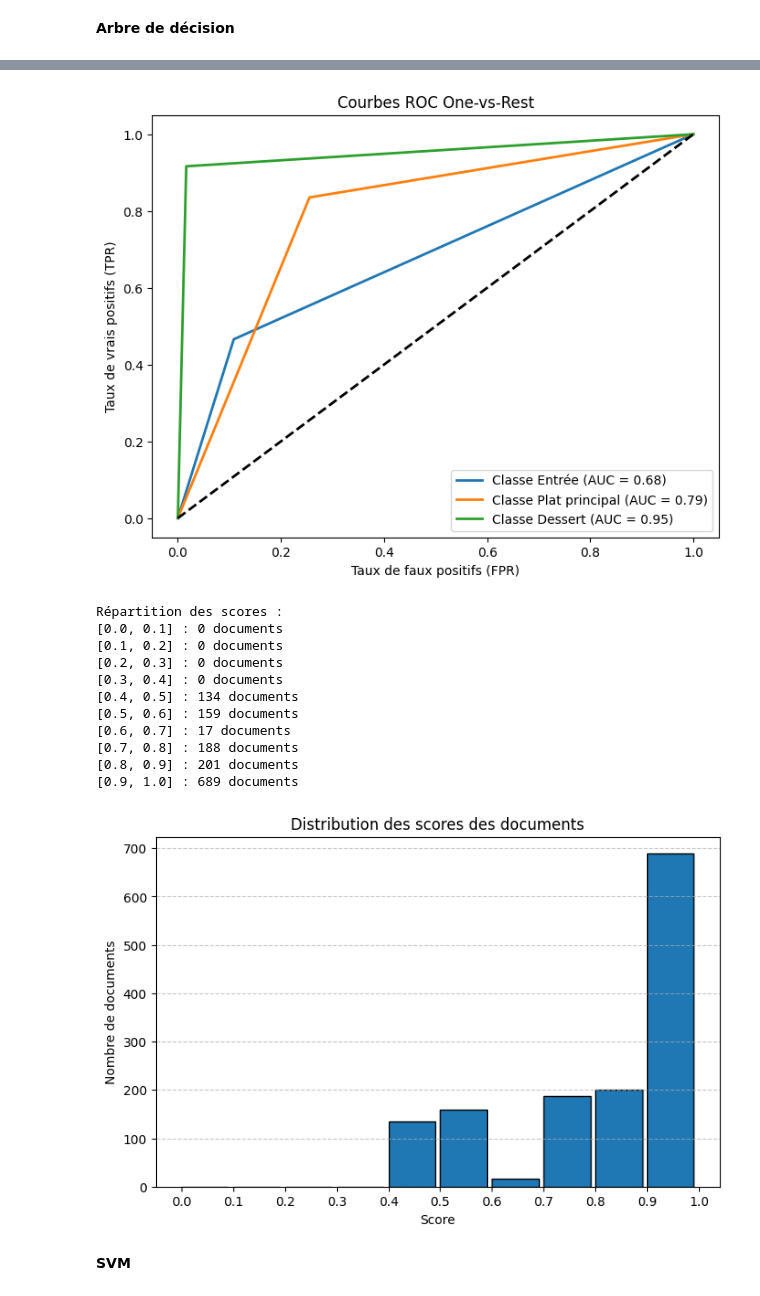
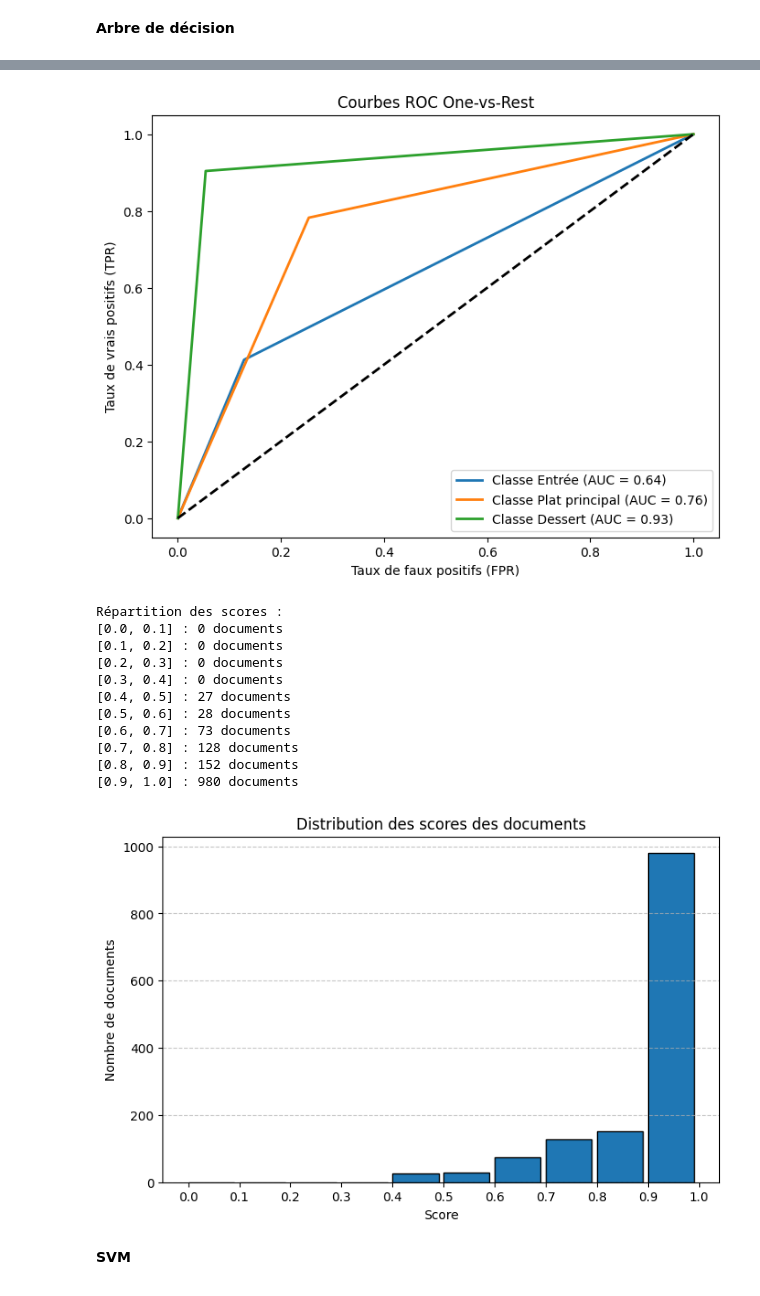
Before and after one commit to Raclax/Projet_TAL_marie_clara, a Jupyter notebook: src/traininf_nb.ipynb, the cells around one changed output, grey strips where cells are left out. Cells and saved outputs as stored; diff of their text form; code cells hidden in the pictures.

```diff
--- a/src/traininf_nb.ipynb
+++ b/src/traininf_nb.ipynb
@@ -83,3 +86,27 @@ y_validation = df_validation['type']
 
 encoder = LabelEncoder()
 y_train_encoded = encoder.fit_transform(y_train)
+# %%
+df_train["tokens"] = df_train["text"].apply(lambda x: x.split())
+df_validation["tokens"] = df_validation["text"].apply(lambda x: x.split())
+df_test["tokens"] = df_test["text"].apply(lambda x: x.split())
+
+# Entraînement du modèle Word2Vec
+w2v_model = Word2Vec(sentences=df_train["tokens"], vector_size=100, window=5, min_count=2, workers=4)
+
+# Fonction pour obtenir la moyenne des vecteurs Word2Vec d'un document
+def document_vector(tokens, model):
+    vectors = [model.wv[word] for word in tokens if word in model.wv]
+    return np.mean(vectors, axis=0) if vectors else np.zeros(model.vector_size)
+
+# Transformation des textes en vecteurs
+x_train_w2v = np.vstack(df_train["tokens"].apply(lambda x: document_vector(x, w2v_model)))
+x_validation_w2v = np.vstack(df_validation["tokens"].apply(lambda x: document_vector(x, w2v_model)))
+x_test_w2v = np.vstack(df_test["tokens"].apply(lambda x: document_vector(x, w2v_model)))
+
+# Suppression des colonnes temporaires
+df_train.drop(columns=["tokens"], inplace=True)
+df_validation.drop(columns=["tokens"], inplace=True)
+df_test.drop(columns=["tokens"], inplace=True)
+
+print("Word2Vec vectorization completed!")
@@ -136,16 +165,16 @@ Plat principal       0.45      0.31      0.37       644
 **Arbre de décision**
 # %%
 model = DecisionTreeClassifier(max_depth=10, random_state=42)
-model.fit(x_train, y_train)
+model.fit(x_train_w2v, y_train) #x_train_tf
 
-predictions = model.predict(x_test)
-y_pred_proba = model.predict_proba(x_test)
+predictions = model.predict(x_test_w2v) #x_test_tf
+y_pred_proba = model.predict_proba(x_test_w2v) #x_test_tf
 
 print(classification_report(y_test,predictions))
 generate_confusion_matrix(predictions, y_test)
 
 plot_roc_curve(y_test,predictions)
-plot_score_distribution(y_pred_proba, y_test)
+plot_score_distribution(y_pred_proba)
 # %% [output]
                 precision    recall  f1-score   support
 
@@ -160,16 +189,16 @@ Plat principal       0.74      0.84      0.78       644
-[figure, old version]
+[figure, new version]
 Répartition des scores :
 [0.0, 0.1] : 0 documents
 [0.1, 0.2] : 0 documents
 [0.2, 0.3] : 0 documents
 [0.3, 0.4] : 0 documents
-[0.4, 0.5] : 134 documents
-[0.5, 0.6] : 159 documents
-[0.6, 0.7] : 17 documents
-[0.7, 0.8] : 188 documents
-[0.8, 0.9] : 201 documents
-[0.9, 1.0] : 689 documents
+[0.4, 0.5] : 27 documents
+[0.5, 0.6] : 28 documents
+[0.6, 0.7] : 73 documents
+[0.7, 0.8] : 128 documents
+[0.8, 0.9] : 152 documents
+[0.9, 1.0] : 980 documents
-[figure, old version]
+[figure, new version]
 # %% [markdown]
 **SVM**
 # %%
```
Also changed, not shown: parts of 12 cells of this notebook, 25 other files.
